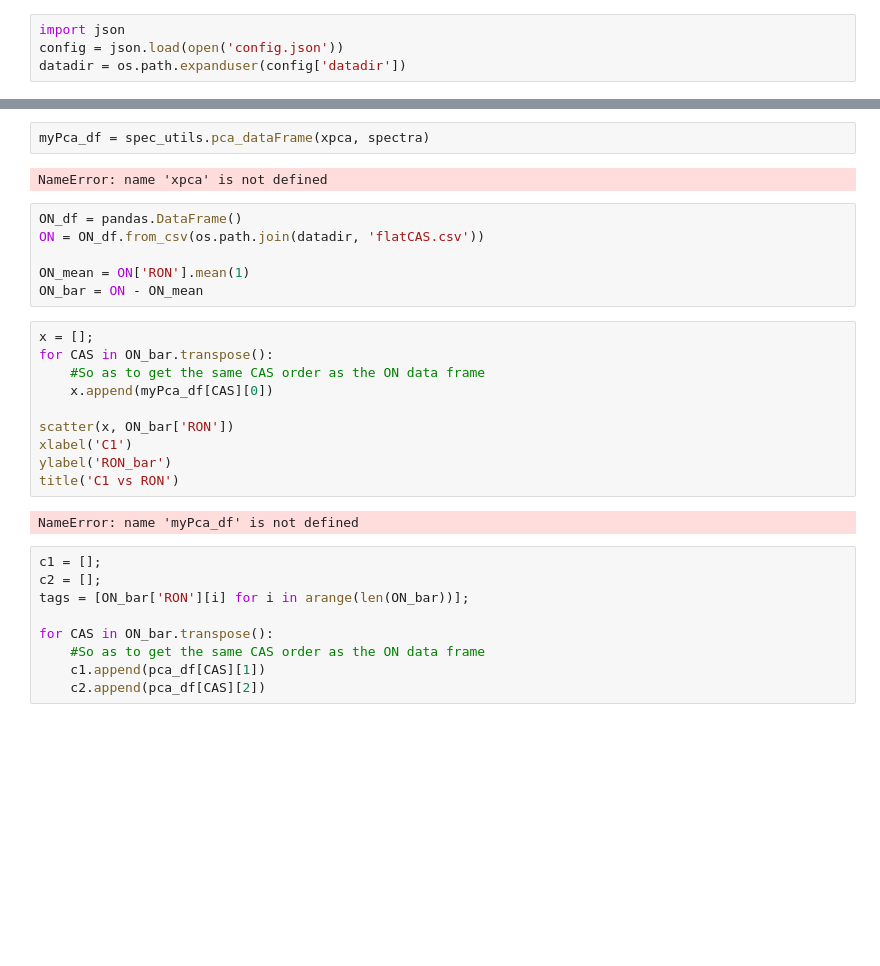
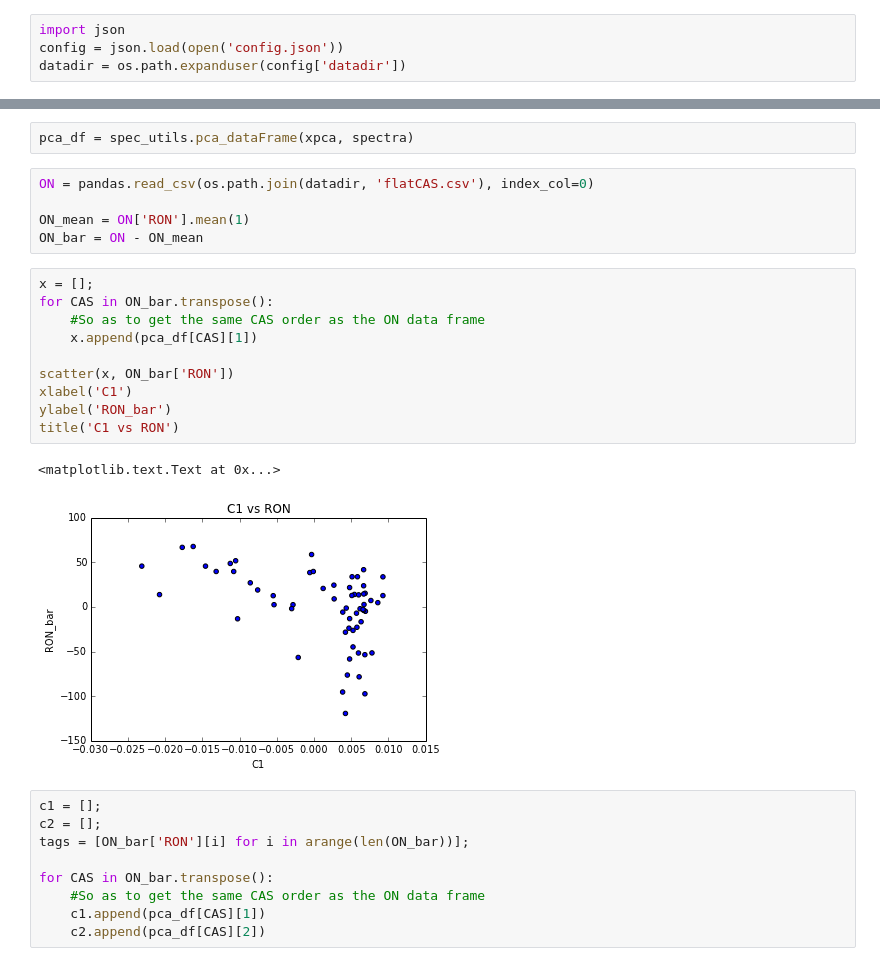
Before and after one commit to BrandonJvV/OctaneNumber, a Jupyter notebook: OctanePrediction.ipynb, the cells around one changed output, grey strips where cells are left out. Saved outputs shown, nothing was run; the diff lists cells and outputs as text; blank space fills up the shorter version.

```diff
--- a/OctanePrediction.ipynb
+++ b/OctanePrediction.ipynb
@@ -31,25 +31,23 @@ NameError: global name 'glob' is not defined
 # %%
-myPca_df = spec_utils.pca_dataFrame(xpca, spectra)
+pca_df = spec_utils.pca_dataFrame(xpca, spectra)
-# %% [output]
-NameError: name 'xpca' is not defined
 # %%
-ON_df = pandas.DataFrame()
-ON = ON_df.from_csv(os.path.join(datadir, 'flatCAS.csv'))
+ON = pandas.read_csv(os.path.join(datadir, 'flatCAS.csv'), index_col=0)
 
 ON_mean = ON['RON'].mean(1)
 ON_bar = ON - ON_mean
 # %%
 x = [];
 for CAS in ON_bar.transpose():
     #So as to get the same CAS order as the ON data frame
-    x.append(myPca_df[CAS][0])
+    x.append(pca_df[CAS][1])
 
 scatter(x, ON_bar['RON'])
 xlabel('C1')
 ylabel('RON_bar')
 title('C1 vs RON')
 # %% [output]
-NameError: name 'myPca_df' is not defined
+<matplotlib.text.Text at 0x...>
+[figure, added]
 # %%
 c1 = [];
 c2 = [];
```
Also changed, not shown: parts of 5 cells of this notebook, 1 other file.
